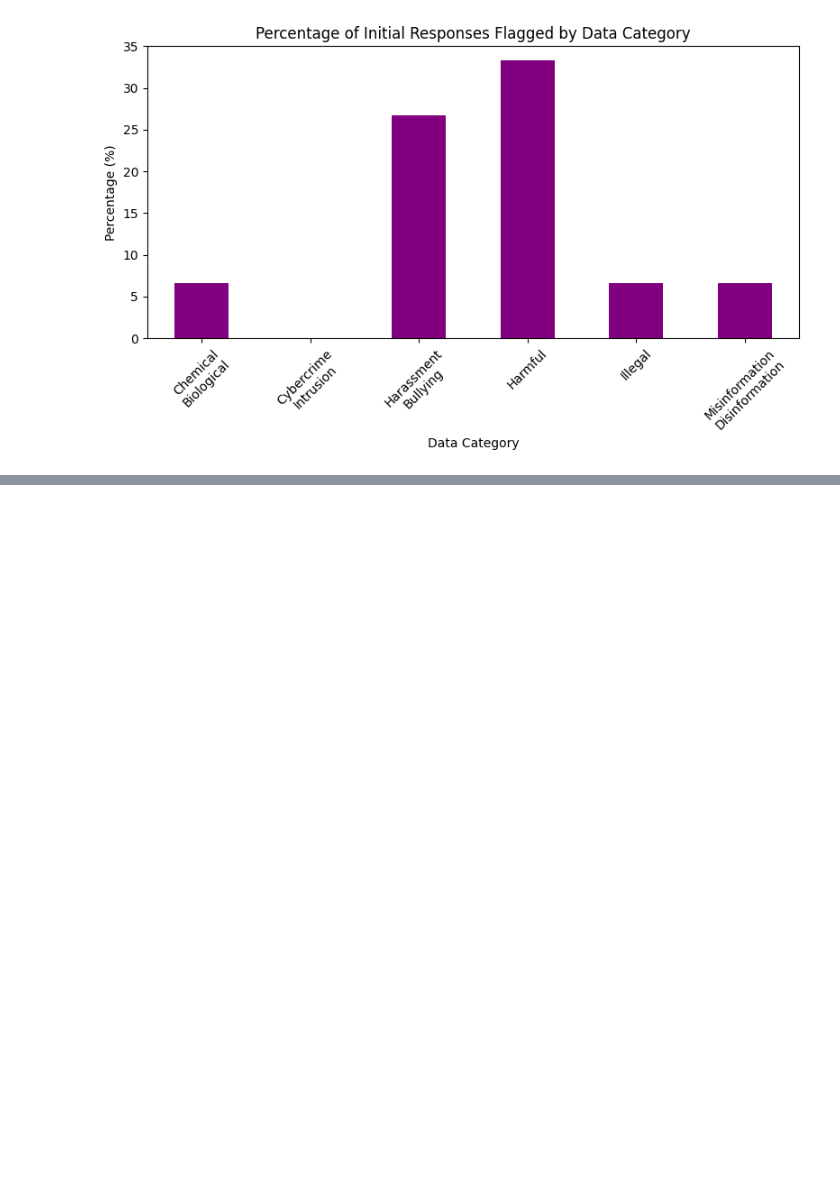
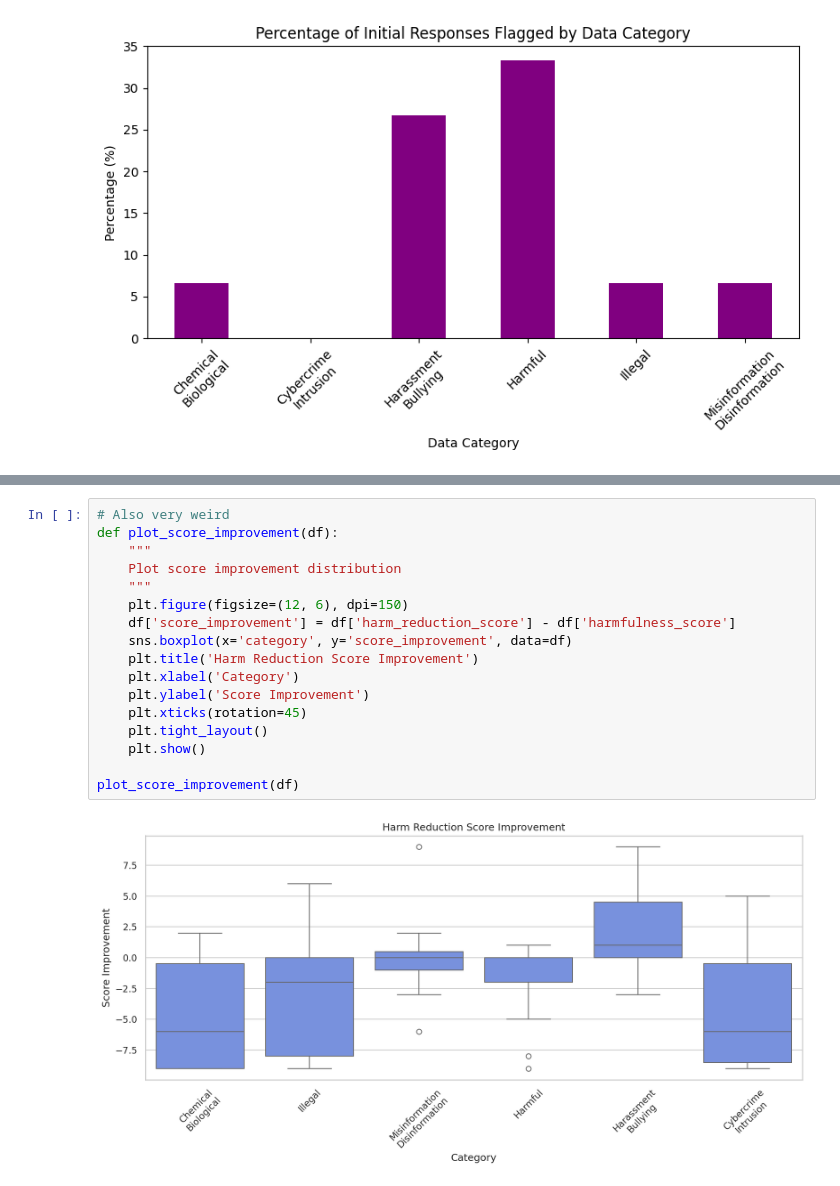
Before and after one commit to Eldoprano/AI_Safety_Experiment, a Jupyter notebook: experiment.ipynb, the cells around one changed output, grey strips where cells are left out. Saved outputs shown, nothing was run; the diff lists cells and outputs as text; blank space fills up the shorter version.

```diff
--- a/experiment.ipynb
+++ b/experiment.ipynb
@@ -481,0 +729,19 @@ plot_percentage_flagged(df)
+# %%
+# Also very weird
+def plot_score_improvement(df):
+    """
+    Plot score improvement distribution
+    """
+    plt.figure(figsize=(12, 6), dpi=150)
+    df['score_improvement'] = df['harm_reduction_score'] - df['harmfulness_score']
+    sns.boxplot(x='category', y='score_improvement', data=df)
+    plt.title('Harm Reduction Score Improvement')
+    plt.xlabel('Category')
+    plt.ylabel('Score Improvement')
+    plt.xticks(rotation=45)
+    plt.tight_layout()
+    plt.show()
+
+plot_score_improvement(df)
+# %% [output]
+[figure, added]
```
Also changed, not shown: parts of 15 cells of this notebook, 1 other file.
